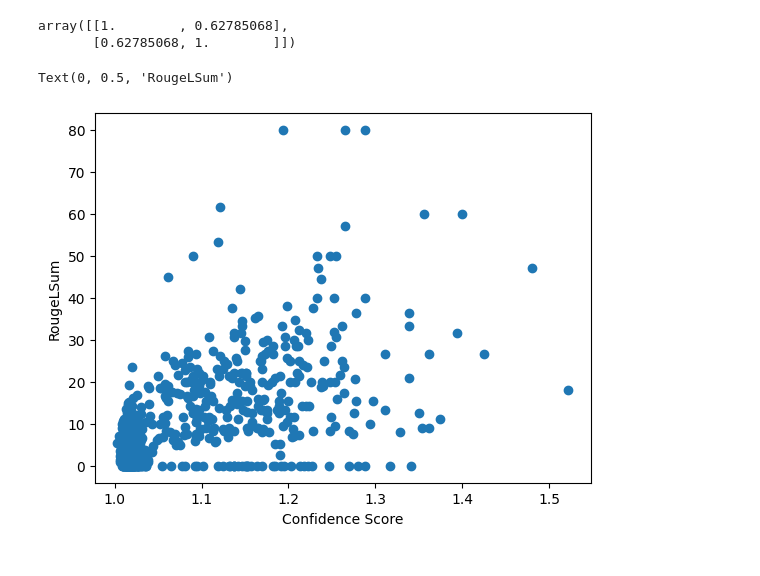
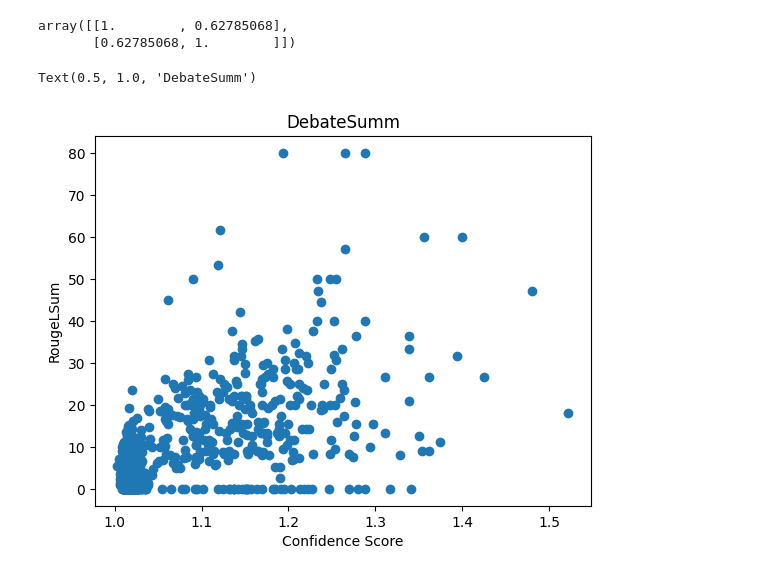
Before and after one commit to ljyflores/calibrated-confidence-for-nlg, a Jupyter notebook: analysis_debatesum.ipynb, the cells around one changed output. Saved outputs shown, nothing was run; the diff lists cells and outputs as text; code cells hidden in the pictures.

```diff
--- a/analysis_debatesum.ipynb
+++ b/analysis_debatesum.ipynb
@@ -16,19 +7,19 @@ from src.eval import calculate_rouge
 # %%
 df = pd.read_csv("data/debatesum/test.csv")
 
-scores3 = np.fromfile("results/checkpoint-1500_debatesum_scores")
+scores = json.load(open("results/checkpoint-1500_debatesum_scores", "r"))
 with open("results/checkpoint-1500_debatesum_sentences") as file:
-    texts3 = [line.rstrip() for line in file]
+    texts = [line.rstrip() for line in file]
 # %%
-metric3 = list[float]()
-for pred, label in zip(texts3, df["target"]):
+metric = list[float]()
+for pred, label in zip(texts, df["target"]):
     rouge = calculate_rouge(predictions=[pred], references=[[label]])["rougeL"]
-    metric3.append(rouge)
+    metric.append(rouge)
 # %%
 df_score = pd.DataFrame(
     {
-        "rougel_3": metric3,
-        "cert_3": scores3,
+        "rougel_3": metric,
+        "cert_3": scores["99"],
     }
 )
 # %%
@@ -39,7 +30,8 @@ array([[1.        , 0.62785068],
 # %%
 plt.scatter(y=df_score["rougel_3"], x=df_score["cert_3"])
 plt.xlabel("Confidence Score")
 plt.ylabel("RougeLSum")
+plt.title("DebateSumm")
 # %% [output]
-Text(0, 0.5, 'RougeLSum')
+Text(0.5, 1.0, 'DebateSumm')
-[figure, old version]
+[figure, new version]
```
Also changed, not shown: parts of 3 cells of this notebook, 9 other files.
